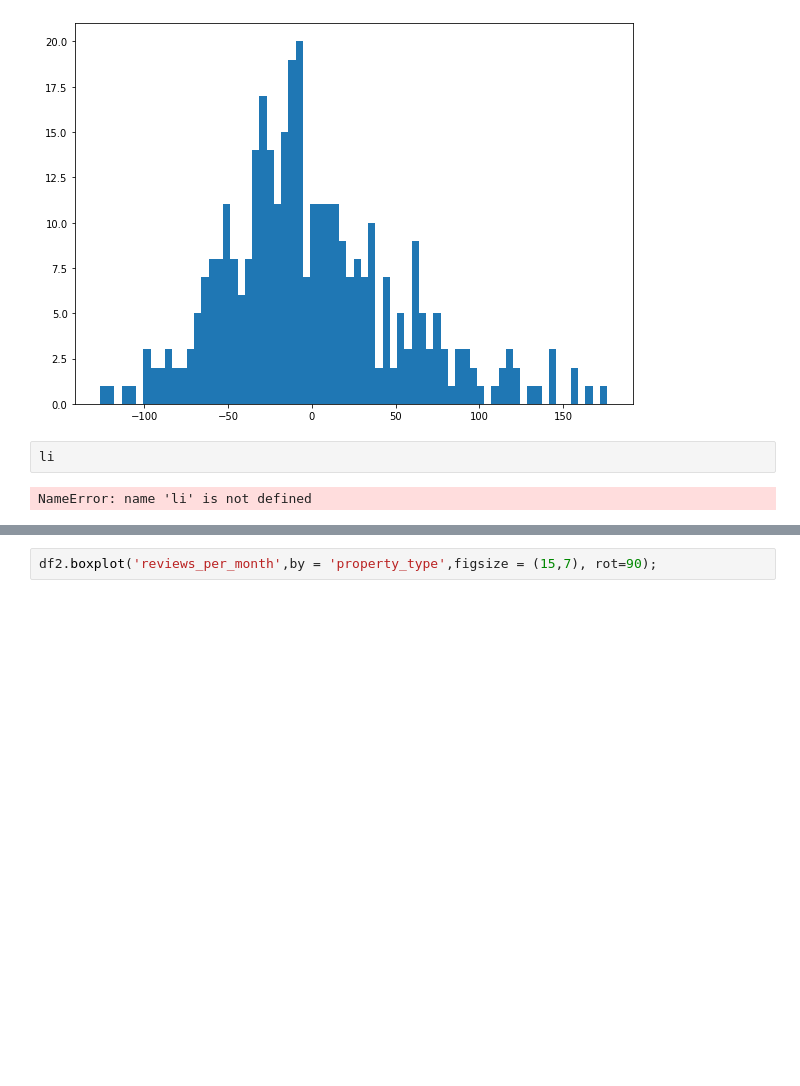
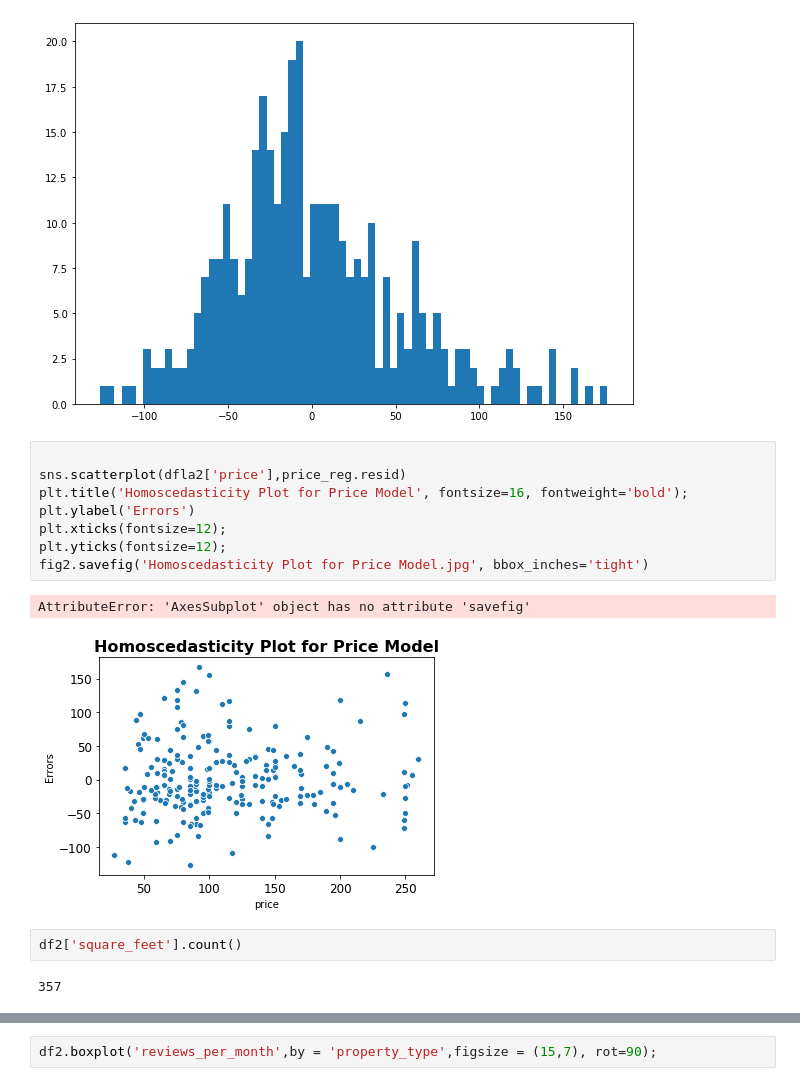
Before and after one commit to Wetpaint3/Airbnb_Project, a Jupyter notebook: airbnb.ipynb, the cells around one changed output, grey strips where cells are left out. Cells and saved outputs as stored; diff of their text form; blank space fills up the shorter version.

```diff
--- a/airbnb.ipynb
+++ b/airbnb.ipynb
@@ -604,7 +620,18 @@ plt.figure(figsize=(10,7))
 plt.hist(price_reg.resid, bins=70);
 # %% [output]
 [figure]
-# %%
-li
-# %% [output]
-NameError: name 'li' is not defined
+# %%
+
+sns.scatterplot(dfla2['price'],price_reg.resid)
+plt.title('Homoscedasticity Plot for Price Model', fontsize=16, fontweight='bold');
+plt.ylabel('Errors')
+plt.xticks(fontsize=12);
+plt.yticks(fontsize=12);
+fig2.savefig('Homoscedasticity Plot for Price Model.jpg', bbox_inches='tight')
+# %% [output]
+AttributeError: 'AxesSubplot' object has no attribute 'savefig'
+[figure, added]
+# %%
+df2['square_feet'].count()
+# %% [output]
+357
```
Also changed, not shown: parts of 25 cells of this notebook.
